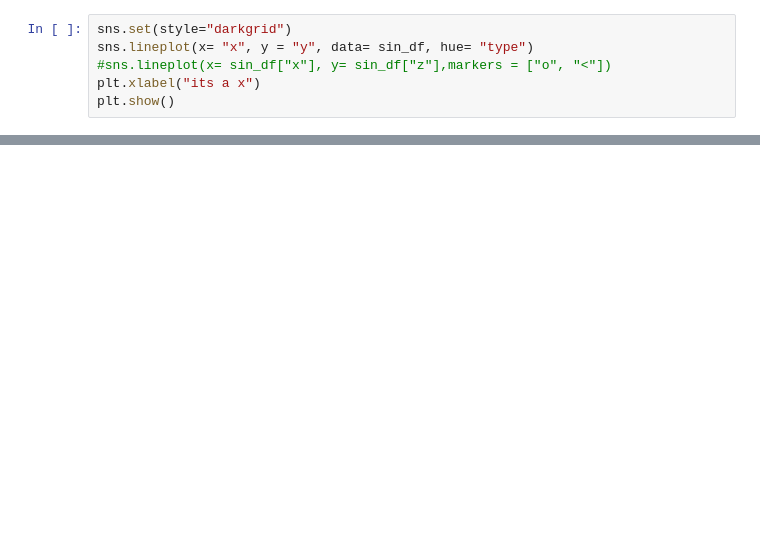
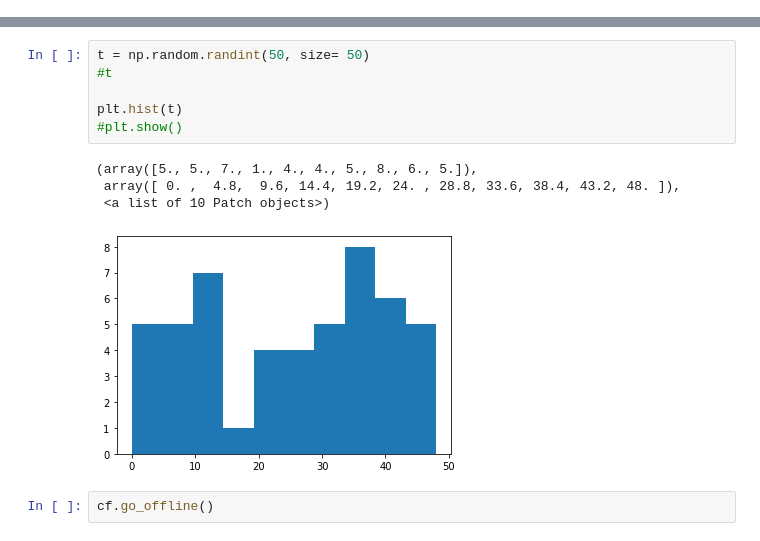
Before and after one commit to selimbd91/Pandas, a Jupyter notebook: Untitled.ipynb, the cells around one changed output, grey strips where cells are left out. Saved outputs shown, nothing was run; the diff lists cells and outputs as text; blank space fills up the shorter version.

```diff
--- a/Untitled.ipynb
+++ b/Untitled.ipynb
@@ -292,6 +0,0 @@ import seaborn as sns
-# %%
-sns.set(style="darkgrid")
-sns.lineplot(x= "x", y = "y", data= sin_df, hue= "type")
-#sns.lineplot(x= sin_df["x"], y= sin_df["z"],markers = ["o", "<"])
-plt.xlabel("its a x")
-plt.show()
@@ -339,0 +11,13 @@ sns.lineplot(x= "size", y= "total_bill", data= pd_df, hue= "sex")
+# %%
+t = np.random.randint(50, size= 50)
+#t
+
+plt.hist(t)
+#plt.show()
+# %% [output]
+(array([5., 5., 7., 1., 4., 4., 5., 8., 6., 5.]),
+ array([ 0. ,  4.8,  9.6, 14.4, 19.2, 24. , 28.8, 33.6, 38.4, 43.2, 48. ]),
+ <a list of 10 Patch objects>)
+[figure, added]
+# %%
+cf.go_offline()
```
Also changed, not shown: parts of 35 cells of this notebook, 19 other files.
